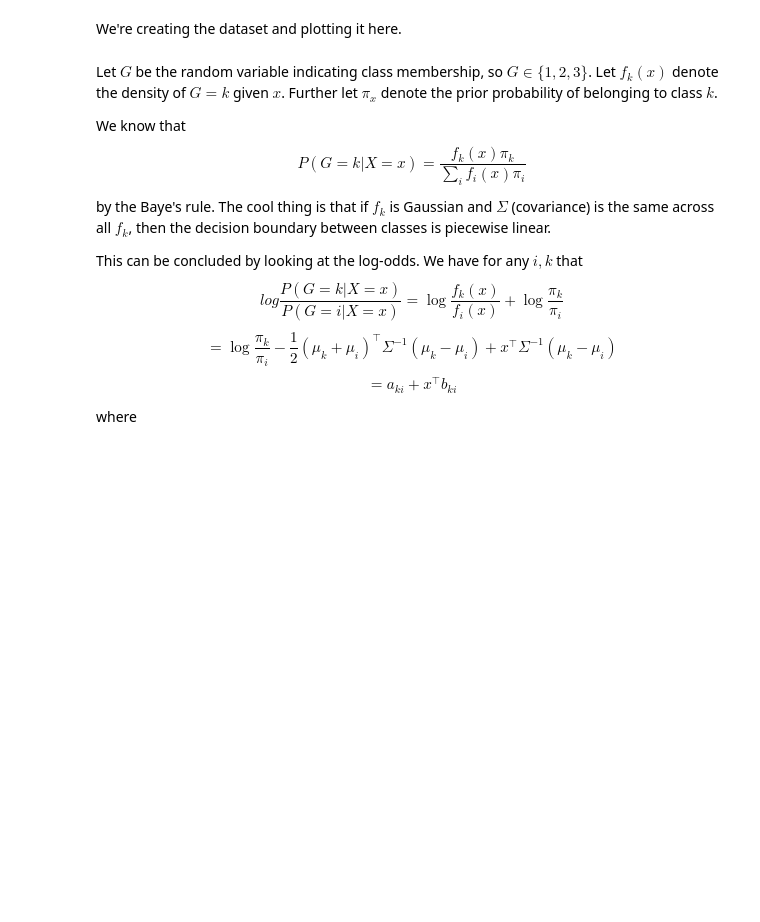
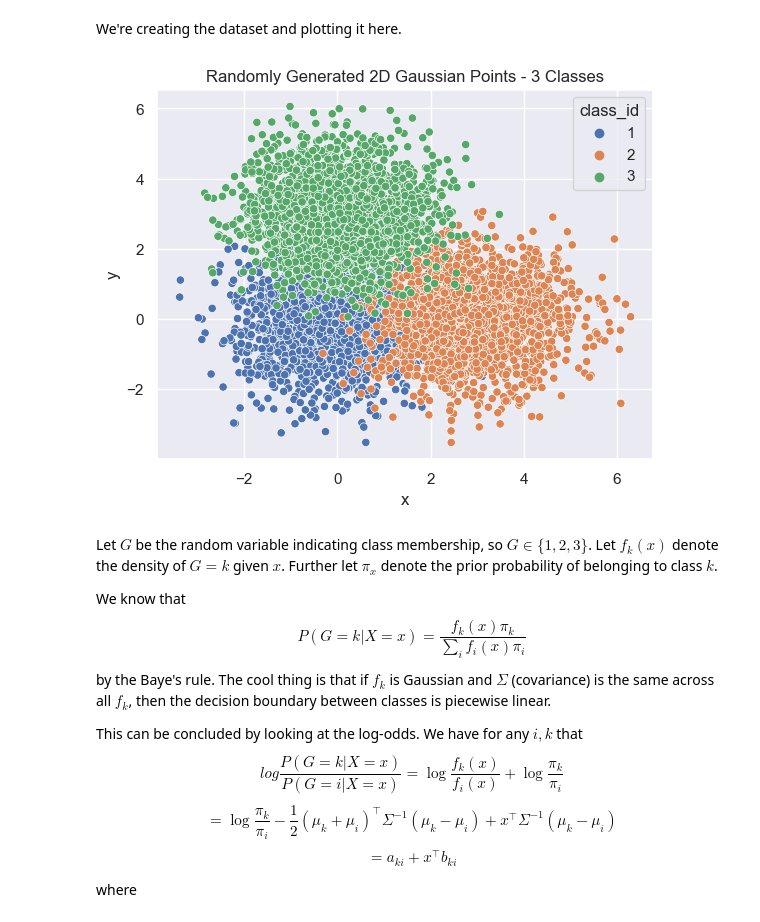
Before and after one commit to BryanWBear/stat-254, a Jupyter notebook: notebooks/esl_chapter4.ipynb, the cells around one changed output. Drawn from its saved outputs; the diff is of its cells as text; code cells hidden in the pictures; blank space fills up the shorter version.

```diff
--- a/notebooks/esl_chapter4.ipynb
+++ b/notebooks/esl_chapter4.ipynb
@@ -4,9 +4,12 @@
 First let's generate some multivariate gaussian data, separated into 3 classes.
 # %%
 import numpy as np
-import plotly.express as px
 import pandas as pd
 from typing import Dict
+import seaborn as sns
+import matplotlib.pyplot as plt
+
+sns.set()
 # %%
 mu_1 = np.array([0, 0])
 mu_2 = np.array([3, 0])
@@ -26,14 +29,16 @@ We're creating the dataset and plotting it here.
 # %%
 def create_2d_gaussian_points(mu, cov, class_id, num_points=2000):
     x, y = gen.multivariate_normal(mu, cov, num_points).T
     return pd.DataFrame({'x': x, 'y': y, 'class_id': class_id})
 
 c1_points = create_2d_gaussian_points(mu_1, cov, '1')
 c2_points = create_2d_gaussian_points(mu_2, cov, '2')
 c3_points = create_2d_gaussian_points(mu_3, cov, '3')
 
 data = pd.concat([c1_points, c2_points, c3_points])
-px.scatter(data, x='x', y='y', color='class_id', color_discrete_sequence=px.colors.qualitative.Pastel, title='Randomly Generated 2D Gaussian Points - 3 Classes')
+sns.scatterplot(data, x='x', y='y', hue='class_id').set(title='Randomly Generated 2D Gaussian Points - 3 Classes');
+# %% [output]
+[figure, added]
 # %% [markdown]
 Let $G$ be the random variable indicating class membership, so $G \in \{1, 2, 3\}$. Let $f_k(x)$ denote the density of $G = k$ given $x$. Further let $\pi_x$ denote the prior probability of belonging to class $k$.
 
```
Also changed, not shown: parts of 3 cells of this notebook, 2 other files.
